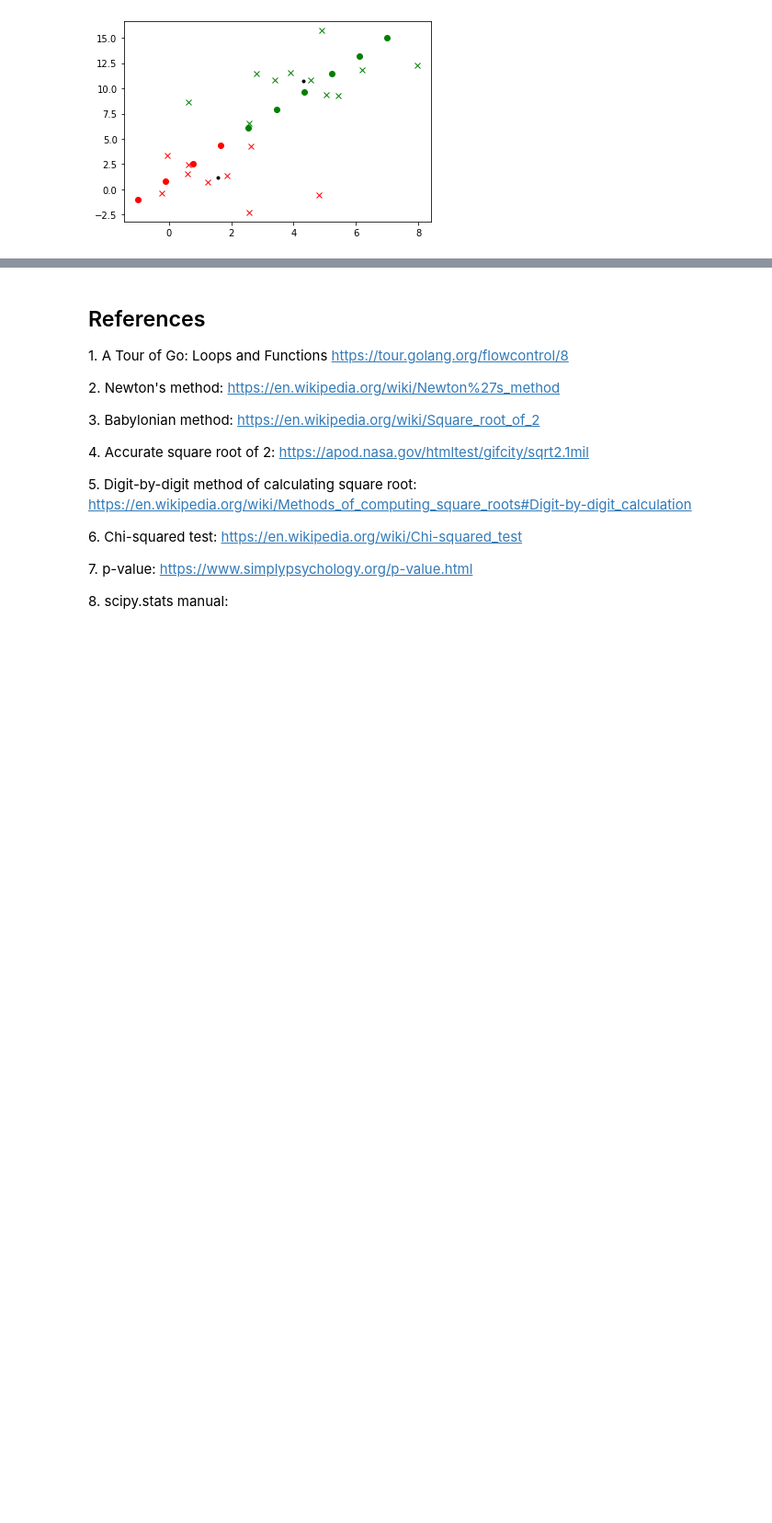
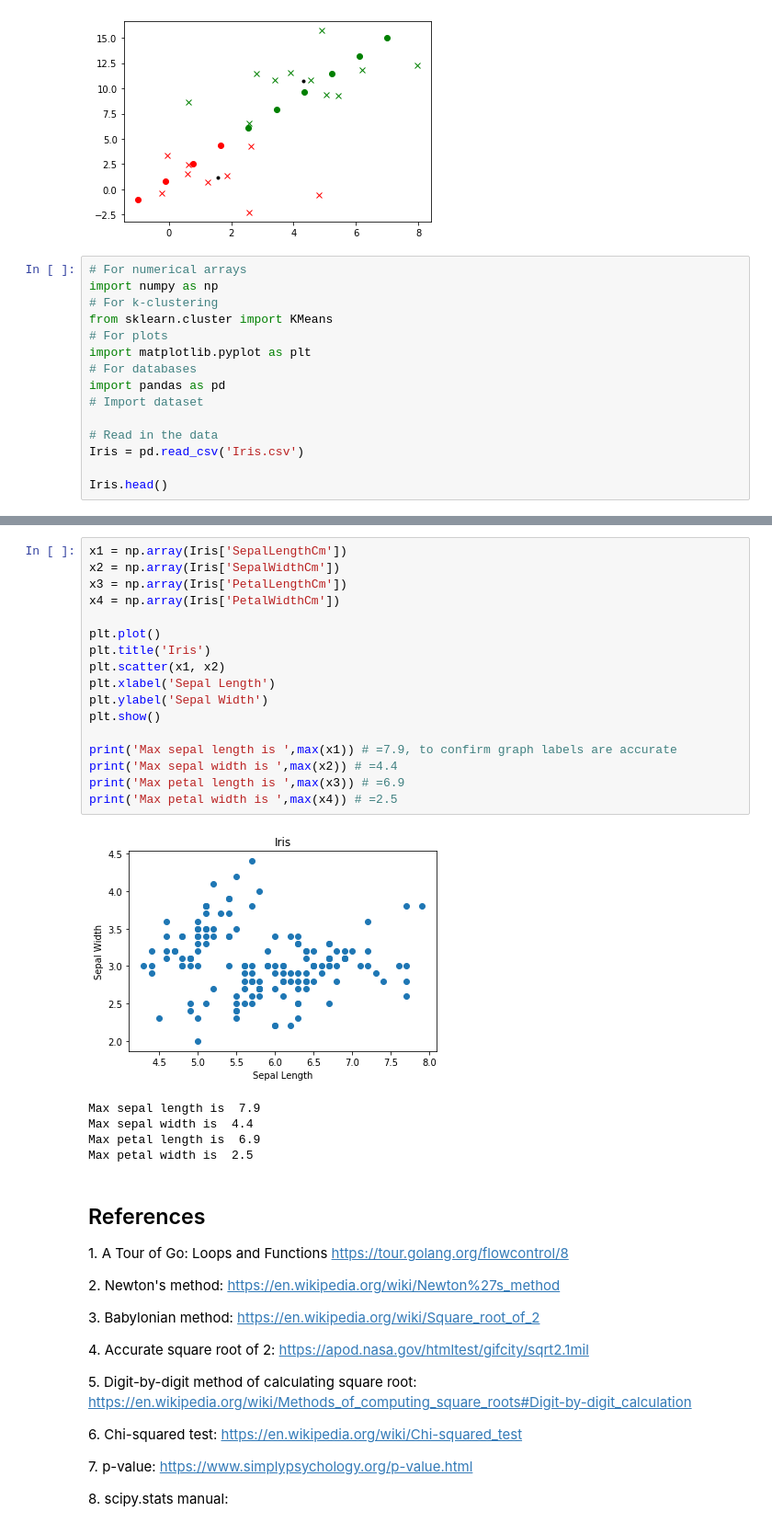
Before and after one commit to HFintan/MLS, a Jupyter notebook: Tasks.ipynb, the cells around one changed output, grey strips where cells are left out. Shown at 92% size. Saved outputs shown, nothing was run; the diff lists cells and outputs as text; blank space fills up the shorter version.

Commit message:
first graph plot

```diff
--- a/Tasks.ipynb
+++ b/Tasks.ipynb
@@ -759,3 +761,18 @@ plt.plot(mycent[:,0], mycent[:,1], 'k.')
 plt.show()
 # %% [output]
 [figure]
+# %%
+# For numerical arrays
+import numpy as np
+# For k-clustering
+from sklearn.cluster import KMeans
+# For plots
+import matplotlib.pyplot as plt
+# For databases
+import pandas as pd
+# Import dataset
+
+# Read in the data
+Iris = pd.read_csv('Iris.csv')
+
+Iris.head()
@@ -762,3 +786,26 @@ plt.show()
+# %%
+x1 = np.array(Iris['SepalLengthCm'])
+x2 = np.array(Iris['SepalWidthCm'])
+x3 = np.array(Iris['PetalLengthCm'])
+x4 = np.array(Iris['PetalWidthCm'])
+
+plt.plot()
+plt.title('Iris')
+plt.scatter(x1, x2)
+plt.xlabel('Sepal Length')
+plt.ylabel('Sepal Width')
+plt.show()
+
+print('Max sepal length is ',max(x1)) # =7.9, to confirm graph labels are accurate
+print('Max sepal width is ',max(x2)) # =4.4
+print('Max petal length is ',max(x3)) # =6.9
+print('Max petal width is ',max(x4)) # =2.5
+# %% [output]
+[figure, added]
+Max sepal length is  7.9
+Max sepal width is  4.4
+Max petal length is  6.9
+Max petal width is  2.5
 # %% [markdown]
 ## References
 <span id="sqrt-on-on"> 1. A Tour of Go: Loops and Functions https://tour.golang.org/flowcontrol/8</span>
```
Also changed, not shown: parts of 2 cells of this notebook.
